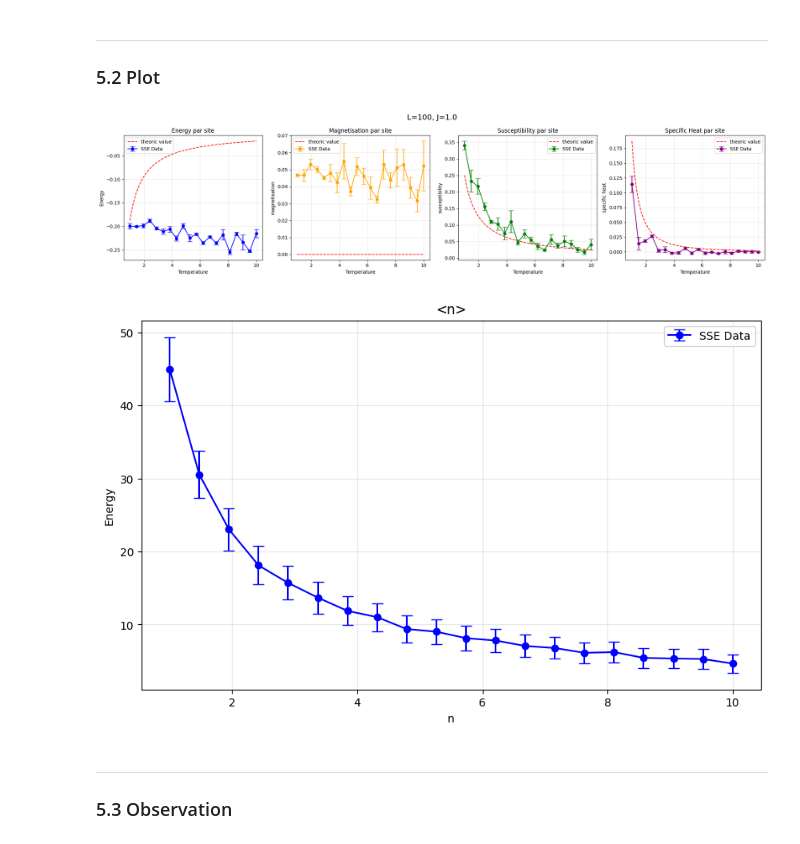
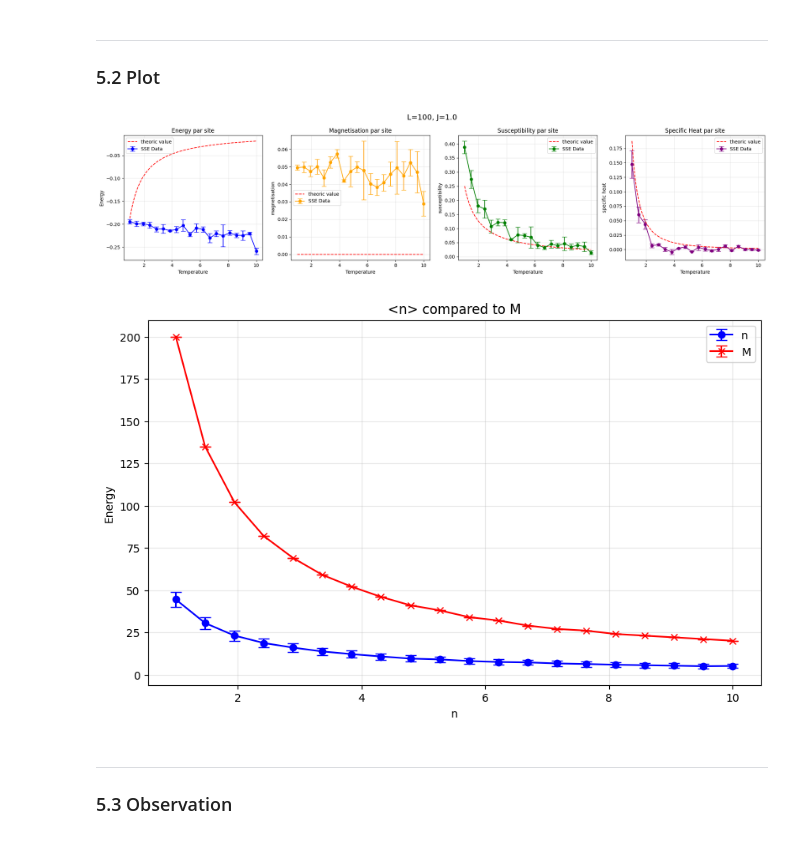
Before and after one commit to TheoHUETQC/monte-carlo, a Jupyter notebook: stochastic_series_expansion_qmc.ipynb, the cells around one changed output. Drawn from its saved outputs; the diff is of its cells as text; code cells hidden in the pictures.

Commit message:
feat : M list and plot

```diff
--- a/stochastic_series_expansion_qmc.ipynb
+++ b/stochastic_series_expansion_qmc.ipynb
@@ -403,7 +403,7 @@ Pour notre projet nous calculerons ces valeurs par spin donc elles seront divis
 def compute_energy(n:list)->float:
     return -np.mean(n) / (beta*L) + (J/4) # la constante de décalage
 
-def compute_Magnetisation(spins:np.ndarray)->float:
+def compute_magnetisation(spins:np.ndarray)->float:
     S = 0.5 # cause we take |spins| = 1
     return np.sum(spins)*S/L
 
@@ -554,7 +554,7 @@ def compute_specific_heat_theoric_ferro(T:np.ndarray) -> np.ndarray:
 ## 5. Simulation
 # %%
 def simulation(N_sweeps:int) :
-    n_list, M_list = [], [] # liste de mesure
+    n_list, magnetisation_list, M_list = [], [], [] # liste de mesure
 
     #initialisation
     M = int(2 * beta * L)
@@ -578,26 +578,28 @@ def simulation(N_sweeps:int) :
 
         if step > N_thermalisation(N_sweeps):
             n_list.append(n)
-            M_list.append(compute_Magnetisation(spins))
+            magnetisation_list.append(compute_magnetisation(spins))
+            M_list.append(M)
 
-    return n_list, M_list
+    return n_list, magnetisation_list, M_list
 # %% [markdown]
 Since our simulations are random, we need to calculate averages across multiple simulations.
 
 We will also be able to calculate the error bars.
 # %%
 def simulation_n_runs(n_runs:int, Nt:int) :
-    e_list, m_list, susceptibility_list, specific_heat_list, n_list = [], [], [], [], []
+    energy_list, magnetisation_list, susceptibility_list, specific_heat_list, n_list, M_list = [], [], [], [], [], []
     for run in range(n_runs) :
         print(f"- run : {run+1}/{n_runs}")
-        n_temp, M_temp = simulation(Nt)
+        n_temp, magnetisation_temp, M_temp = simulation(Nt)
 
-        e_list.append(compute_energy(n_temp))
-        m_list.append(np.mean(np.abs(M_temp))) # abs(M) parce que invariance Z2
-        susceptibility_list.append(compute_susceptibility(M_temp))
+        energy_list.append(compute_energy(n_temp))
+        magnetisation_list.append(np.mean(np.abs(magnetisation_temp))) # abs(M) parce que invariance Z2
+        susceptibility_list.append(compute_susceptibility(magnetisation_temp))
         specific_heat_list.append(compute_specific_heat(n_temp))
         n_list.append(n_temp)
-    return e_list, m_list, susceptibility_list, specific_heat_list, n_list
+        M_list.append(M_temp)
+    return energy_list, magnetisation_list, susceptibility_list, specific_heat_list, n_list, M_list
 # %% [markdown]
 ---
 
@@ -614,23 +616,25 @@ Tf = 10
 temp_list = np.linspace(Ti, Tf, 20)
 beta_list = (1/temp_list).round(4) #kb=1
 
-e_list, m_list, susceptibility_list, specific_heat_list, n_list = [], [], [], [], []
-e_error, m_error, s_error, c_error, n_error = [], [], [], [], []
+energy_list, magnetisation_list, susceptibility_list, specific_heat_list, n_list, M_list = [], [], [], [], [], []
+e_error, m_error, s_error, c_error, n_error, M_error = [], [], [], [], [], []
 for beta in beta_list :
     print(f"beta={beta}")
-    e_temp, m_temp, susceptibility_temp, specific_heat_temp, n_temp = simulation_n_runs(n_runs, Nt)
+    energy_temp, magnetisation_temp, susceptibility_temp, specific_heat_temp, n_temp, M_temp = simulation_n_runs(n_runs, Nt)
 
-    e_list.append(np.mean(e_temp))
-    m_list.append(np.mean(m_temp))
+    energy_list.append(np.mean(energy_temp))
+    magnetisation_list.append(np.mean(magnetisation_temp))
     susceptibility_list.append(np.mean(susceptibility_temp))
     specific_heat_list.append(np.mean(specific_heat_temp))
     n_list.append(np.mean(n_temp))
+    M_list.append(np.mean(M_temp))
 
-    e_error.append(error(e_temp, n_runs))
-    m_error.append(error(m_temp, n_runs))
+    e_error.append(error(energy_temp, n_runs))
+    m_error.append(error(magnetisation_temp, n_runs))
     s_error.append(error(susceptibility_temp, n_runs))
     c_error.append(error(specific_heat_temp, n_runs))
     n_error.append(error(n_temp, n_runs))
+    M_error.append(error(M_temp, n_runs))
 # %% [output]
 beta=1.0
 - run : 1/3
@@ -669,7 +673,7 @@ else: # ferro case
 # %%
 fig, (ax1, ax2, ax3, ax4) = plt.subplots(1, 4, figsize=(20, 5))
 
-ax1.errorbar(temp_list, e_list, yerr=e_error, fmt='o-', color='blue', capsize=5, label='SSE Data')
+ax1.errorbar(temp_list, energy_list, yerr=e_error, fmt='o-', color='blue', capsize=5, label='SSE Data')
 ax1.plot(temp_list_theoric, E_theoric, linestyle='--', color='red', label='theoric value')
 ax1.set_title(f"Energy par site")
 ax1.set_xlabel("Temperature")
@@ -678,7 +682,7 @@ ax1.legend()
 #ax1.set_ylim(-5,0)
 ax1.grid(True, alpha=0.3)
 
-ax2.errorbar(temp_list, m_list, yerr=m_error, fmt='o-', color='orange', capsize=5, label='SSE Data')
+ax2.errorbar(temp_list, magnetisation_list, yerr=m_error, fmt='o-', color='orange', capsize=5, label='SSE Data')
 ax2.plot(temp_list_theoric, m_theoric, linestyle='--', color='red', label='theoric value')
 ax2.set_title(f"Magnetisation par site")
 ax2.set_xlabel("Temperature")
@@ -709,18 +713,19 @@ fig.suptitle(f"L={L}, J={J}", fontsize=16)
 plt.tight_layout()
 plt.show()
 # %% [output]
-[figure, old version]
+[figure, new version]
 # %%
 plt.figure(figsize=(10, 6))
-plt.errorbar(temp_list, n_list, yerr=n_error, fmt='o-', color='blue', capsize=5, label='SSE Data')
-plt.title(f"<n>")
+plt.errorbar(temp_list, n_list, yerr=n_error, fmt='o-', color='blue', capsize=5, label='n')
+plt.errorbar(temp_list, M_list, yerr=M_error, fmt='x-', color='red', capsize=5, label='M')
+plt.title(f"<n> compared to M")
 plt.xlabel("n")
 plt.ylabel("Energy")
 plt.legend()
 plt.grid(True, alpha=0.3)
 plt.show()
 # %% [output]
-[figure, old version]
+[figure, new version]
 # %% [markdown]
 ---
 
```
